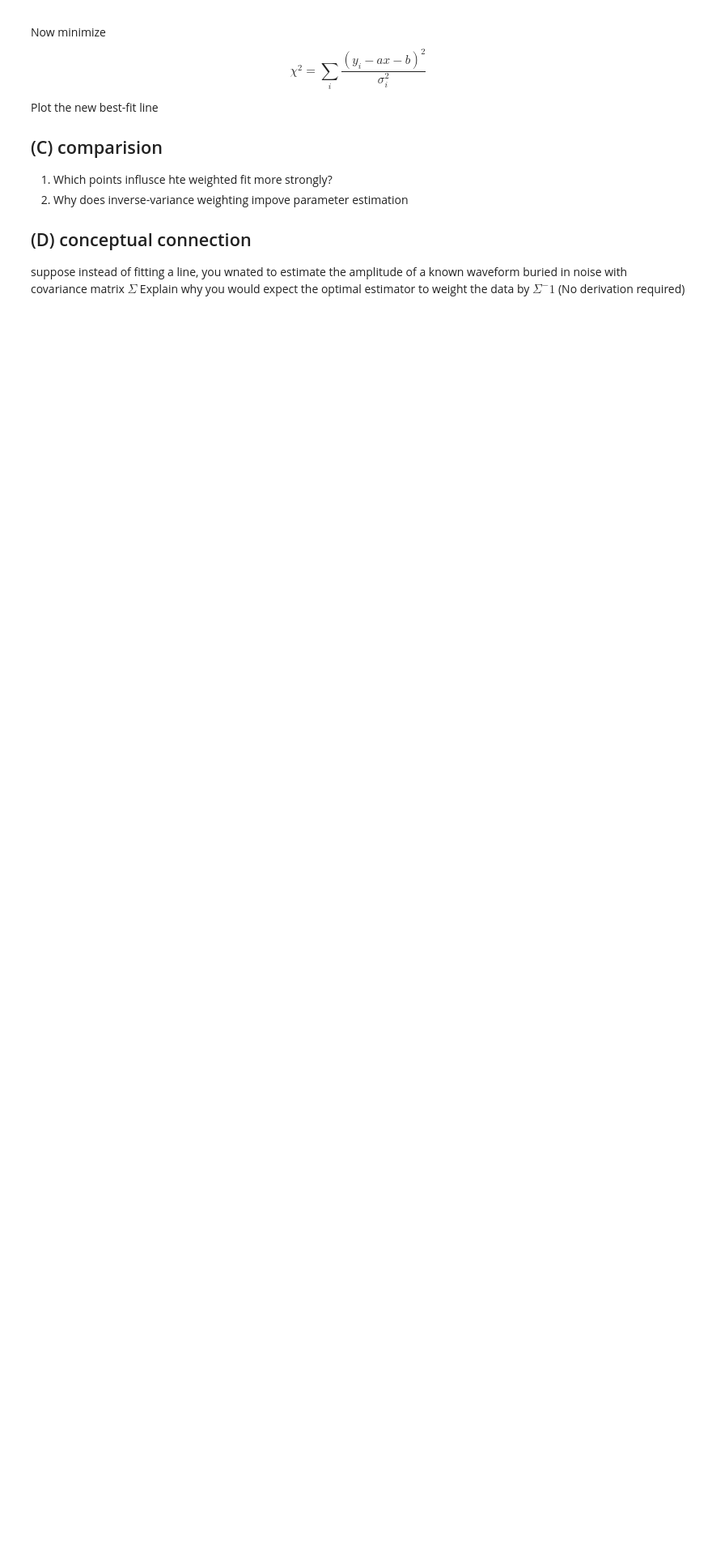
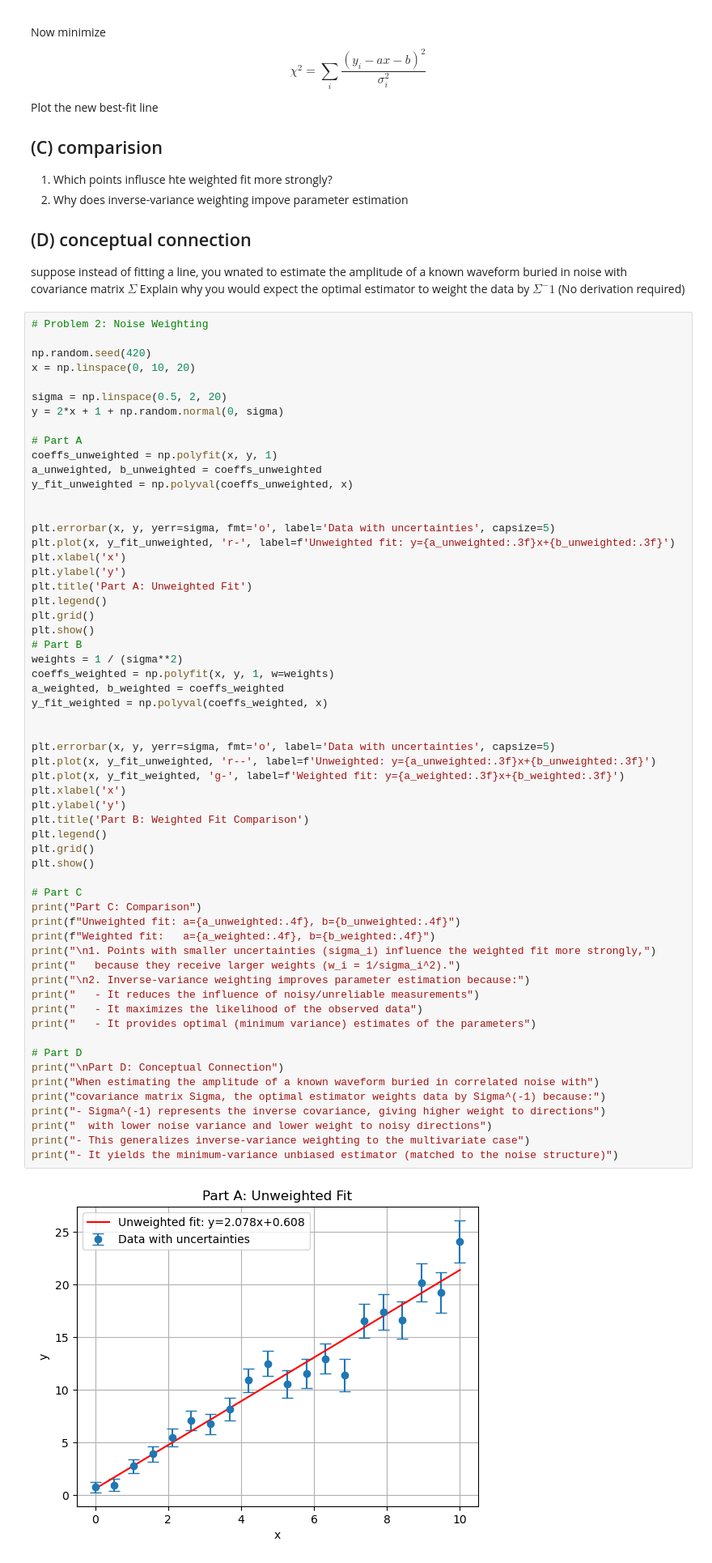
Before and after one commit to breckmeagher/statistics-and-data-analysis, a Jupyter notebook: work-in-progress/homework3_setup.ipynb, the cells around one changed output. Shown at 81% size. Saved outputs shown, nothing was run; the diff lists cells and outputs as text; blank space fills up the shorter version.

```diff
--- a/work-in-progress/homework3_setup.ipynb
+++ b/work-in-progress/homework3_setup.ipynb
@@ -56,3 +112,64 @@ Plot the new best-fit line
 ## (D) conceptual connection
 suppose instead of fitting a line, you wnated to estimate the amplitude of a known waveform buried in noise with covariance matrix $\Sigma$
 Explain why you would expect the optimal estimator to weight the data by $\Sigma^-1$ (No derivation required)
+# %%
+# Problem 2: Noise Weighting
+
+np.random.seed(420)
+x = np.linspace(0, 10, 20)
+
+sigma = np.linspace(0.5, 2, 20)
+y = 2*x + 1 + np.random.normal(0, sigma)
+
+# Part A
+coeffs_unweighted = np.polyfit(x, y, 1)
+a_unweighted, b_unweighted = coeffs_unweighted
+y_fit_unweighted = np.polyval(coeffs_unweighted, x)
+
+
+plt.errorbar(x, y, yerr=sigma, fmt='o', label='Data with uncertainties', capsize=5)
+plt.plot(x, y_fit_unweighted, 'r-', label=f'Unweighted fit: y={a_unweighted:.3f}x+{b_unweighted:.3f}')
+plt.xlabel('x')
+plt.ylabel('y')
+plt.title('Part A: Unweighted Fit')
+plt.legend()
+plt.grid()
+plt.show()
+# Part B
+weights = 1 / (sigma**2)
+coeffs_weighted = np.polyfit(x, y, 1, w=weights)
+a_weighted, b_weighted = coeffs_weighted
+y_fit_weighted = np.polyval(coeffs_weighted, x)
+
+
+plt.errorbar(x, y, yerr=sigma, fmt='o', label='Data with uncertainties', capsize=5)
+plt.plot(x, y_fit_unweighted, 'r--', label=f'Unweighted: y={a_unweighted:.3f}x+{b_unweighted:.3f}')
+plt.plot(x, y_fit_weighted, 'g-', label=f'Weighted fit: y={a_weighted:.3f}x+{b_weighted:.3f}')
+plt.xlabel('x')
+plt.ylabel('y')
+plt.title('Part B: Weighted Fit Comparison')
+plt.legend()
+plt.grid()
+plt.show()
+
+# Part C
+print("Part C: Comparison")
+print(f"Unweighted fit: a={a_unweighted:.4f}, b={b_unweighted:.4f}")
+print(f"Weighted fit:   a={a_weighted:.4f}, b={b_weighted:.4f}")
+print("\n1. Points with smaller uncertainties (sigma_i) influence the weighted fit more strongly,")
+print("   because they receive larger weights (w_i = 1/sigma_i^2).")
+print("\n2. Inverse-variance weighting improves parameter estimation because:")
+print("   - It reduces the influence of noisy/unreliable measurements")
+print("   - It maximizes the likelihood of the observed data")
+print("   - It provides optimal (minimum variance) estimates of the parameters")
+
+# Part D
+print("\nPart D: Conceptual Connection")
+print("When estimating the amplitude of a known waveform buried in correlated noise with")
+print("covariance matrix Sigma, the optimal estimator weights data by Sigma^(-1) because:")
+print("- Sigma^(-1) represents the inverse covariance, giving higher weight to directions")
+print("  with lower noise variance and lower weight to noisy directions")
+print("- This generalizes inverse-variance weighting to the multivariate case")
+print("- It yields the minimum-variance unbiased estimator (matched to the noise structure)")
+# %% [output]
+[figure, added]
```
Also changed, not shown: parts of 2 cells of this notebook.
